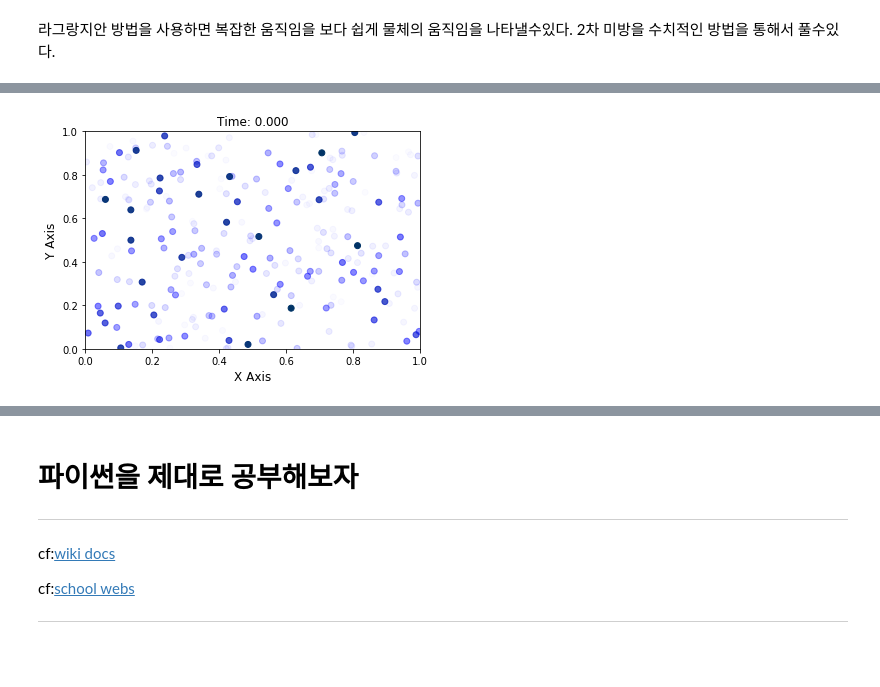
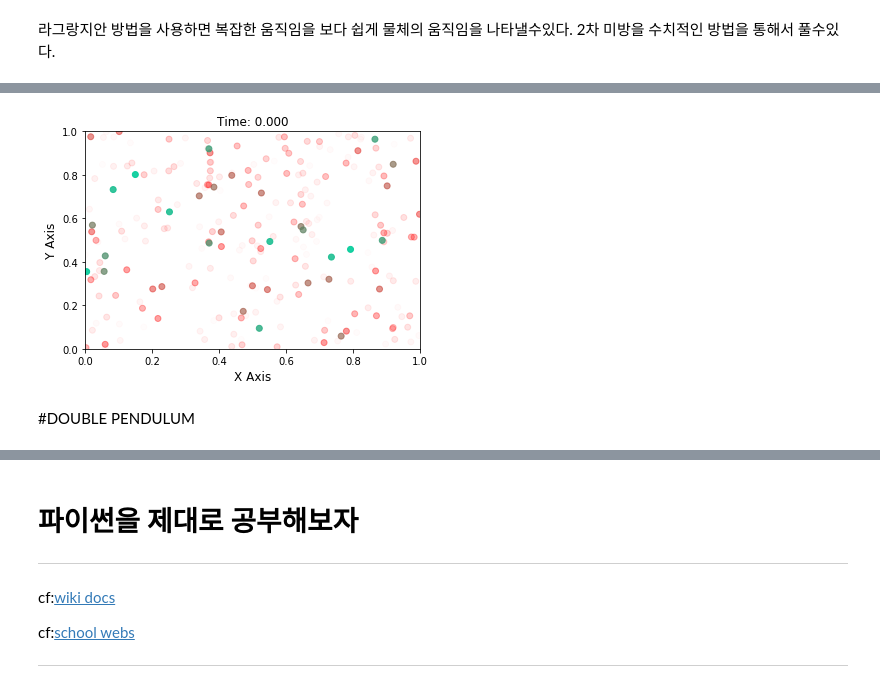
Before and after one commit to Dcal-dev/For-Study, a Jupyter notebook: For_Study_Dynamics.ipynb, the cells around one changed output, grey strips where cells are left out. Cells and saved outputs as stored; diff of their text form; code cells hidden in the pictures; blank space fills up the shorter version.

```diff
--- a/For_Study_Dynamics.ipynb
+++ b/For_Study_Dynamics.ipynb
@@ -822,7 +823,7 @@ import numpy as np
 import matplotlib.pyplot as plt
 import matplotlib.animation
 from matplotlib.colors import LinearSegmentedColormap
-from IPython import html
+from IPython.display import HTML
 fig, ax = plt.subplots()
 ax.set_xlabel('X Axis', size = 12)
 ax.set_ylabel('Y Axis', size = 12)
@@ -832,39 +833,43 @@ y_vals = []
 intensity = []
 iterations = 100
 
-t_vals = np.linspace(0,1, iterations)
+t_vals = np.linspace(0,10, iterations)
 
-colors = [[0,0,1,0],[0,0,1,0.5],[0,0.2,0.4,1]]
+colors = [[1,0,0,0],[1,0,0,0.4],[0,0.8,0.6,0.9]]
+## rgb alpha
 cmap = LinearSegmentedColormap.from_list("", colors)
 scatter = ax.scatter(x_vals,y_vals, c=[], cmap=cmap, vmin=0,vmax=1)
 
 def get_new_vals():
     n = np.random.randint(1,5)
     x = np.random.rand(n)
     y = np.random.rand(n)
     return list(x), list(y)
 
 def update(t):
     global x_vals, y_vals, intensity
     # Get intermediate points
     new_xvals, new_yvals = get_new_vals()
     x_vals.extend(new_xvals)
     y_vals.extend(new_yvals)
 
     # Put new values in your plot
     scatter.set_offsets(np.c_[x_vals,y_vals])
     # np.c_ : 행렬 붙이가
 
 
     #calculate new color values
     intensity = np.concatenate((np.array(intensity)*0.96, np.ones(len(new_xvals))))
     scatter.set_array(intensity)
+    #set_array ==색을 설정해 주는 메소드
 
     # Set title
     ax.set_title('Time: %0.3f' %t)
 
 ani = matplotlib.animation.FuncAnimation(fig, update, frames=t_vals,interval=50)
-#HTML(ani.to_html5_video())
+HTML(ani.to_html5_video())
 # %% [output]
 [interactive output not drawn]
-[figure, old version]
+[figure, new version]
+# %% [markdown]
+#DOUBLE PENDULUM
```
Also changed, not shown: parts of 3 cells of this notebook.
